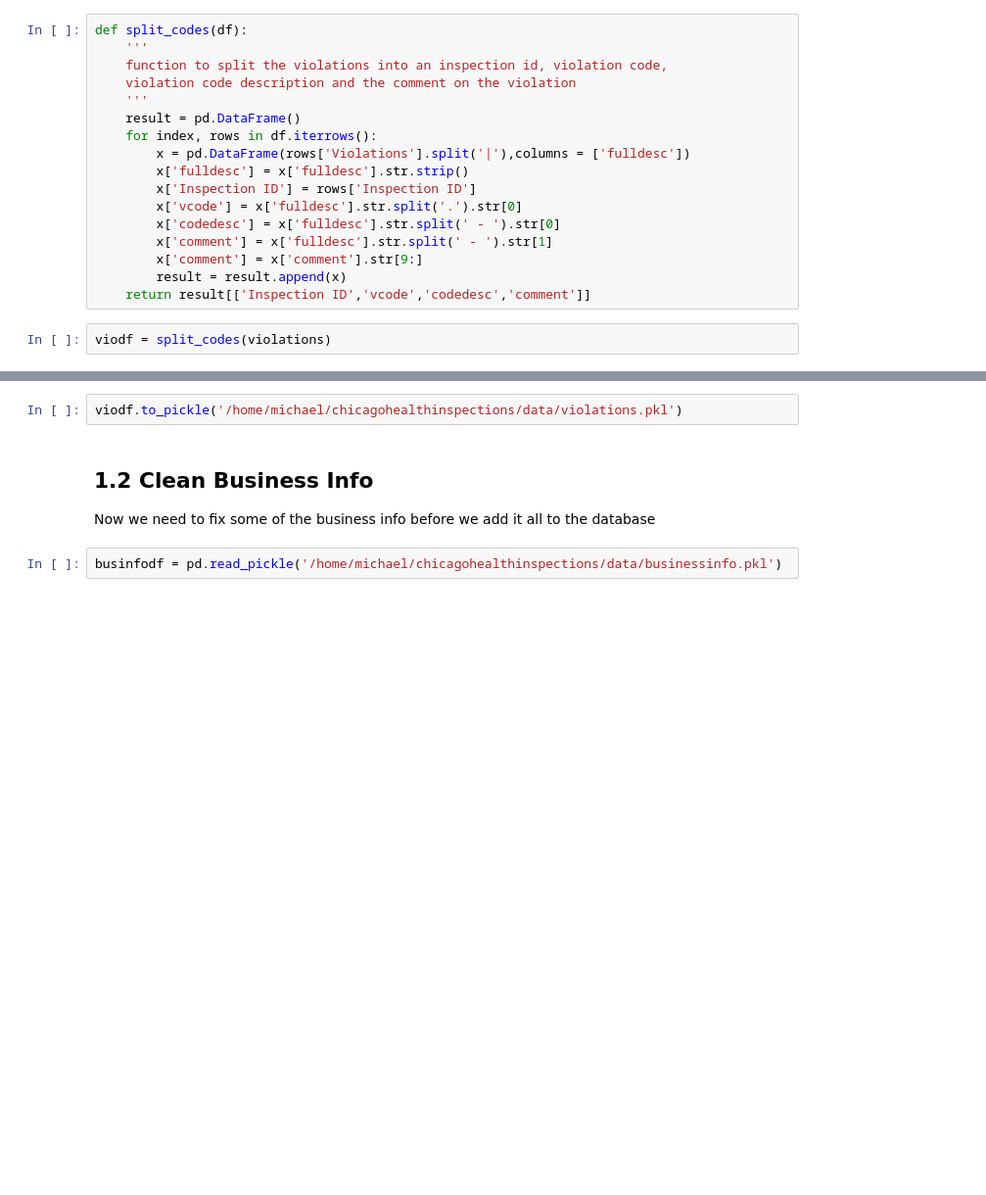
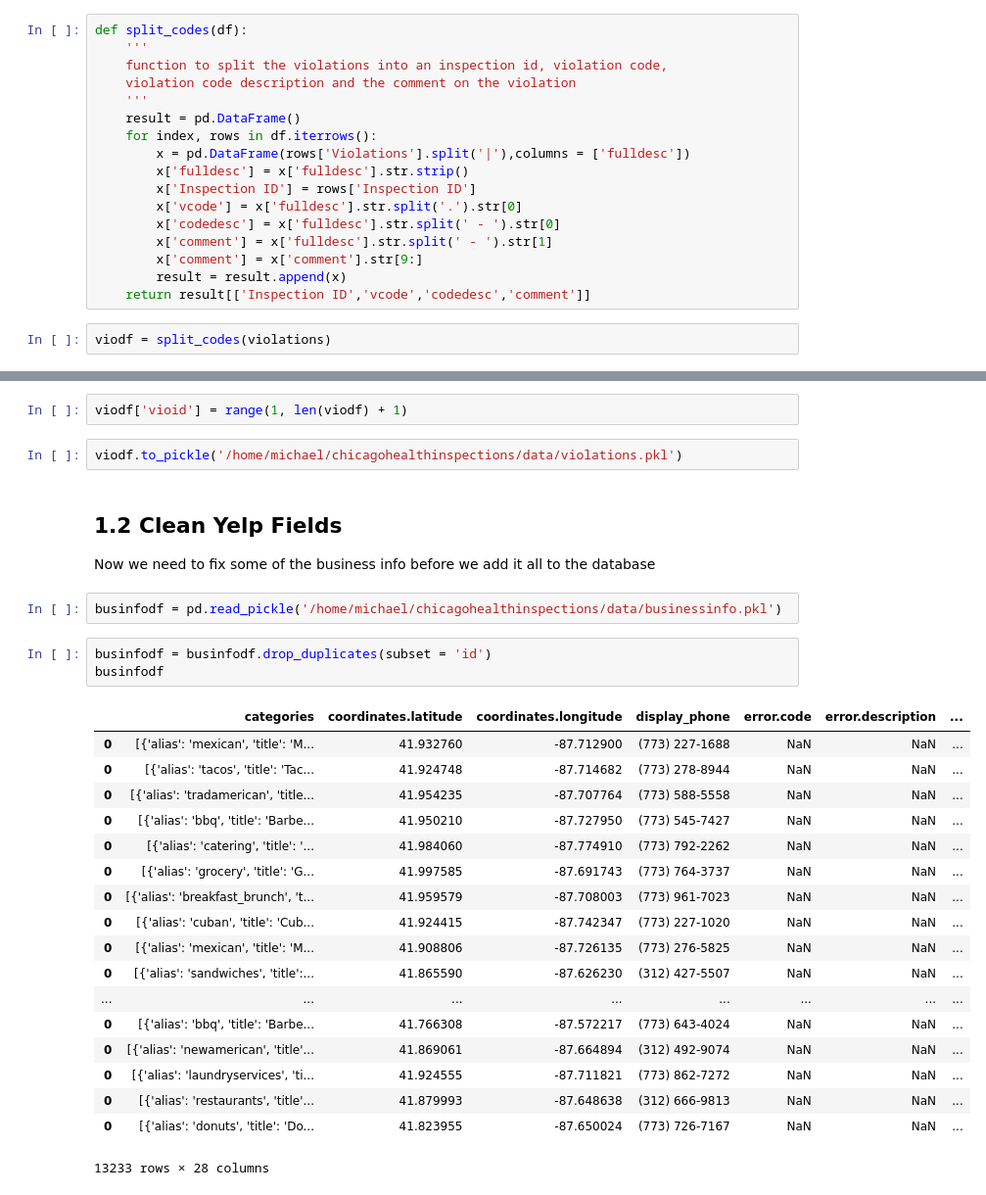
Before and after one commit to mkduchak/chicagohealthinspections, a Jupyter notebook: 1_data_cleanup.ipynb, the cells around one changed output, grey strips where cells are left out. Shown: that part at 98% size. Drawn from its saved outputs; the diff is of its cells as text; blank space fills up the shorter version.

Commit message:
updated cleanup for insert into sql db

```diff
--- a/1_data_cleanup.ipynb
+++ b/1_data_cleanup.ipynb
@@ -50,7 +75,31 @@ viodf.tail()
+# %%
+viodf['vioid'] = range(1, len(viodf) + 1)
 # %%
 viodf.to_pickle('/home/michael/chicagohealthinspections/data/violations.pkl')
 # %% [markdown]
-## 1.2 Clean Business Info
+## 1.2 Clean Yelp Fields
 Now we need to fix some of the business info before we add it all to the database
 # %%
 businfodf = pd.read_pickle('/home/michael/chicagohealthinspections/data/businessinfo.pkl')
+# %%
+businfodf = businfodf.drop_duplicates(subset = 'id')
+businfodf
+# %% [output]
+|  | categories | coordinates.latitude | coordinates.longitude | display_phone | error.code | error.description | ... |
+| 0 | [{'alias': 'mexican', 'title': 'M... | 41.932760 | -87.712900 | (773) 227-1688 | NaN | NaN | ... |
+| 0 | [{'alias': 'tacos', 'title': 'Tac... | 41.924748 | -87.714682 | (773) 278-8944 | NaN | NaN | ... |
+| 0 | [{'alias': 'tradamerican', 'title... | 41.954235 | -87.707764 | (773) 588-5558 | NaN | NaN | ... |
+| 0 | [{'alias': 'bbq', 'title': 'Barbe... | 41.950210 | -87.727950 | (773) 545-7427 | NaN | NaN | ... |
+| 0 | [{'alias': 'catering', 'title': '... | 41.984060 | -87.774910 | (773) 792-2262 | NaN | NaN | ... |
+| 0 | [{'alias': 'grocery', 'title': 'G... | 41.997585 | -87.691743 | (773) 764-3737 | NaN | NaN | ... |
+| 0 | [{'alias': 'breakfast_brunch', 't... | 41.959579 | -87.708003 | (773) 961-7023 | NaN | NaN | ... |
+| 0 | [{'alias': 'cuban', 'title': 'Cub... | 41.924415 | -87.742347 | (773) 227-1020 | NaN | NaN | ... |
+| 0 | [{'alias': 'mexican', 'title': 'M... | 41.908806 | -87.726135 | (773) 276-5825 | NaN | NaN | ... |
+| 0 | [{'alias': 'sandwiches', 'title':... | 41.865590 | -87.626230 | (312) 427-5507 | NaN | NaN | ... |
+| ... | ... | ... | ... | ... | ... | ... | ... |
+| 0 | [{'alias': 'bbq', 'title': 'Barbe... | 41.766308 | -87.572217 | (773) 643-4024 | NaN | NaN | ... |
+| 0 | [{'alias': 'newamerican', 'title'... | 41.869061 | -87.664894 | (312) 492-9074 | NaN | NaN | ... |
+| 0 | [{'alias': 'laundryservices', 'ti... | 41.924555 | -87.711821 | (773) 862-7272 | NaN | NaN | ... |
+| 0 | [{'alias': 'restaurants', 'title'... | 41.879993 | -87.648638 | (312) 666-9813 | NaN | NaN | ... |
+| 0 | [{'alias': 'donuts', 'title': 'Do... | 41.823955 | -87.650024 | (773) 726-7167 | NaN | NaN | ... |
+13233 rows × 28 columns
```
Also changed, not shown: parts of 21 cells of this notebook.
